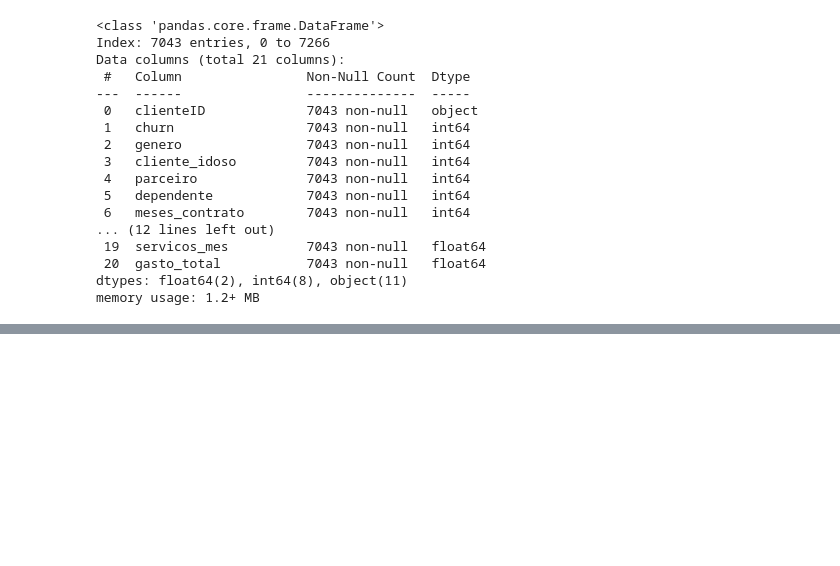
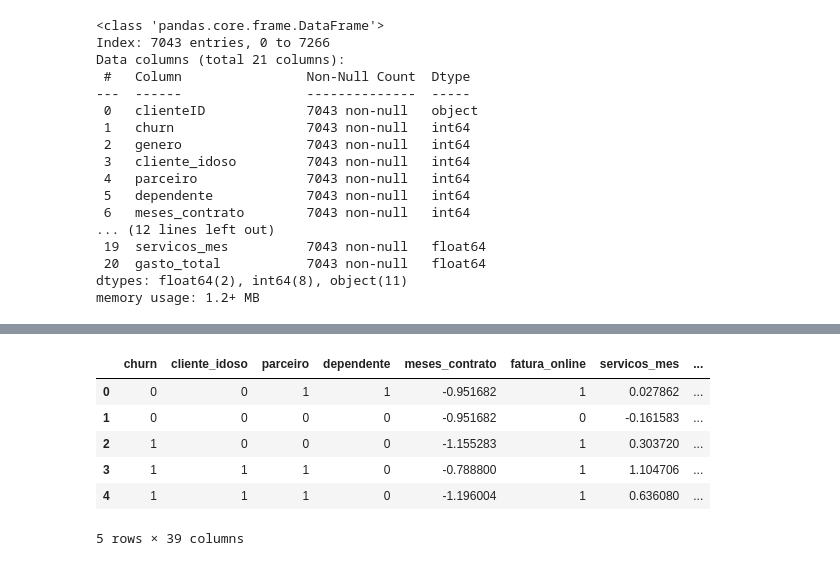
Before and after one commit to Mathsnts18/challenge_alura-novexus, a Jupyter notebook: novexus_churn_rate.ipynb, the cells around one changed output, grey strips where cells are left out. Drawn from its saved outputs; the diff is of its cells as text; code cells hidden in the pictures; blank space fills up the shorter version.

```diff
--- a/novexus_churn_rate.ipynb
+++ b/novexus_churn_rate.ipynb
@@ -507,0 +496,17 @@ df_ohe.drop(['genero', 'servico_telefonico'], axis= 1, inplace= True)
+# %%
+from sklearn.preprocessing import StandardScaler
+
+# Padronizar as colunas
+scaler = StandardScaler()
+df_padronizado = df.copy()
+df_padronizado[['meses_contrato', 'servicos_mes', 'gasto_total']] = scaler.fit_transform(df_padronizado[['meses_contrato', 'servicos_mes', 'gasto_total']])
+
+df_padronizado.head()
+# %% [output]
+|  | churn | cliente_idoso | parceiro | dependente | meses_contrato | fatura_online | servicos_mes | ... |
+| 0 | 0 | 0 | 1 | 1 | -0.951682 | 1 | 0.027862 | ... |
+| 1 | 0 | 0 | 0 | 0 | -0.951682 | 0 | -0.161583 | ... |
+| 2 | 1 | 0 | 0 | 0 | -1.155283 | 1 | 0.303720 | ... |
+| 3 | 1 | 1 | 1 | 0 | -0.788800 | 1 | 1.104706 | ... |
+| 4 | 1 | 1 | 1 | 0 | -1.196004 | 1 | 0.636080 | ... |
+5 rows × 39 columns
```
Also changed, not shown: parts of 57 cells of this notebook.
